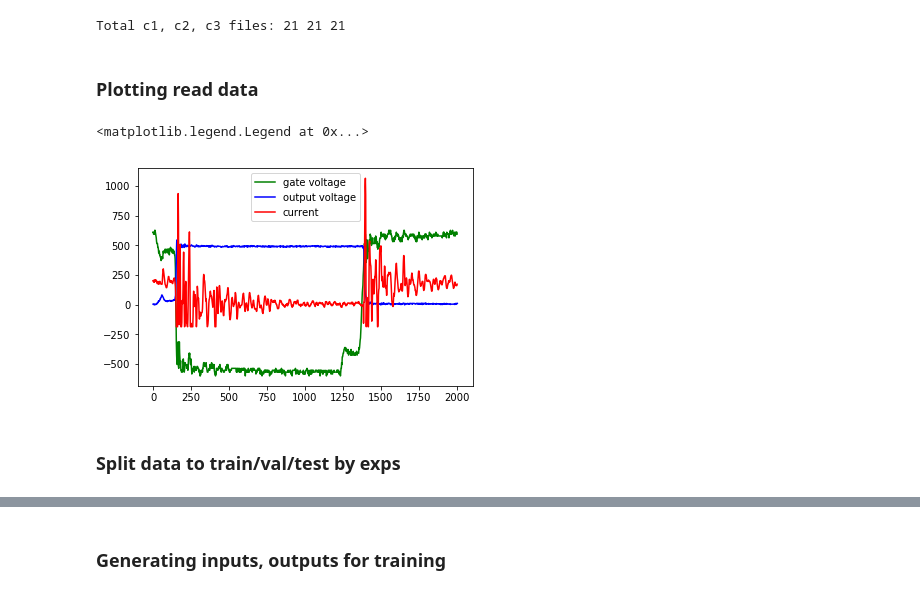
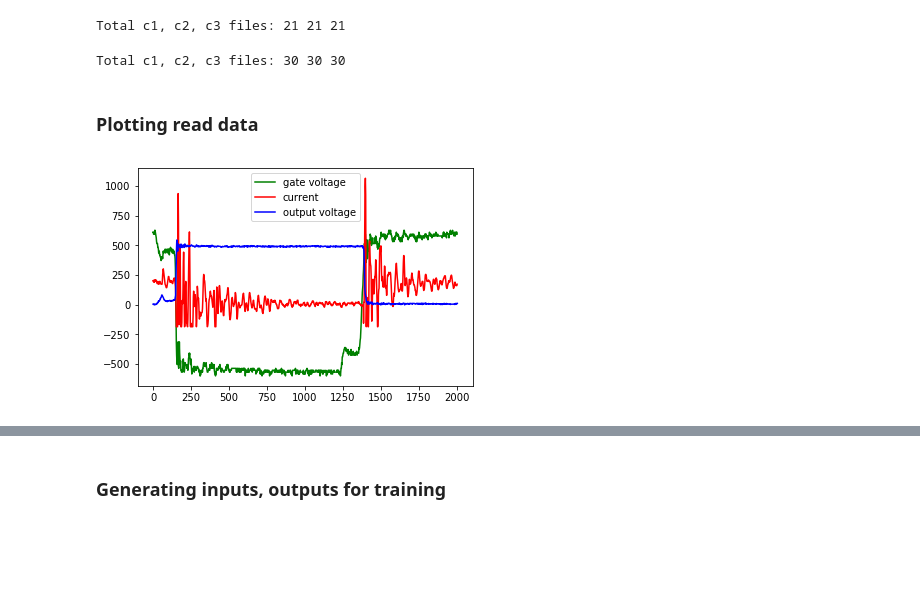
Before and after one commit to srbhchandra/NN_learn, a Jupyter notebook: GaN voltage prediction 2018-01-09.ipynb, the cells around one changed output, grey strips where cells are left out. Cells and saved outputs as stored; diff of their text form; code cells hidden in the pictures; blank space fills up the shorter version.

Commit message:
GaN training - with increased data but on same test
Signed-off-by: Saurabh Bipin Chandra <srbhchandra@gmail.com>

```diff
--- a/GaN voltage prediction 2018-01-09.ipynb
+++ b/GaN voltage prediction 2018-01-09.ipynb
@@ -31,7 +31,7 @@ os.environ["CUDA_VISIBLE_DEVICES"] = "1"
 base_dir = '../Nikki/Experimental Results'
 
 def get_files_of_name(filename, directory):
-    return [file for file in glob.glob('{}/{}/**/{}'.format(base_dir, directory, filename), recursive=True)]
+    return glob.glob('{}/{}/**/{}'.format(base_dir, directory, filename), recursive=True)
 
 c1_files = get_files_of_name('C1.txt', 'GaNSystemsGS6650') + get_files_of_name('C1.txt', 'PanasonicGaN')
 c2_files = get_files_of_name('C2.txt', 'GaNSystemsGS6650') + get_files_of_name('C2.txt', 'PanasonicGaN')
@@ -39,6 +39,19 @@ c3_files = get_files_of_name('C3.txt', 'GaNSystemsGS6650') + get_files_of_name('
 print('Total c1, c2, c3 files:', len(c1_files), len(c2_files), len(c3_files))
 # %% [output]
 Total c1, c2, c3 files: 21 21 21
+# %%
+# Read new data
+base_dir = '../Nikki/Experimental Results/New DPT Results'
+
+def get_files_with_name(partial_filename):
+    return glob.glob('{}/**/*{}'.format(base_dir, partial_filename), recursive=True)
+
+c1_files += get_files_with_name('c1.txt')
+c2_files += get_files_with_name('c2.txt')
+c3_files += get_files_with_name('c3.txt')
+print('Total c1, c2, c3 files:', len(c1_files), len(c2_files), len(c3_files))
+# %% [output]
+Total c1, c2, c3 files: 30 30 30
 # %%
 # Reading data in all files
 def read_files(files):
@@ -46,9 +59,15 @@ def read_files(files):
     for file in files:
         x,y = [],[]
         for line in open(file, 'r'):
-            words = [float(a) for a in line.strip().split(',')]
-            x.append(words[0] * 1e09)
-            y.append(words[1])
+            try:
+                words = [float(a) for a in line.strip().split(',')]
+            except:
+                words = [float(a) for a in line.strip().split('\t')]
+            try:
+                x.append(words[0] * 1e09)
+                y.append(words[1])
+            except:
+                print(file, words)
         x_all.append(x)
         y_all.append(y)
     return x_all, y_all
@@ -59,13 +78,15 @@ time_c3_list, c3_list = read_files(c3_files)
 # %% [markdown]
 ### Plotting read data
 # %%
-exp_id = 2
-plt.plot(time_c1_list[exp_id], 100*np.array(c1_list[exp_id]), c='g', label='gate voltage')
-plt.plot(time_c2_list[exp_id], c2_list[exp_id], c='b', label='output voltage')
-plt.plot(time_c3_list[exp_id], c3_list[exp_id], c='r', label='current')
-plt.legend()
+def plot_exp(exp_id):
+    plt.figure()
+    plt.plot(time_c1_list[exp_id], 100*np.array(c1_list[exp_id]), c='g', label='gate voltage')
+    plt.plot(time_c3_list[exp_id], c3_list[exp_id], c='r', label='current')
+    plt.plot(time_c2_list[exp_id], c2_list[exp_id], c='b', label='output voltage')
+    plt.legend()
+
+plot_exp(2)
 # %% [output]
-<matplotlib.legend.Legend at 0x...>
-[figure, old version]
+[figure, new version]
 # %%
 ## check if number of recordings are the same across c1, c2, c3 for all experiments
@@ -74,2 +94,0 @@ for c1, c2, c3 in zip(c1_list, c2_list, c3_list):
-# %% [markdown]
-### Split data to train/val/test by exps
```
Also changed, not shown: parts of 13 cells of this notebook.
